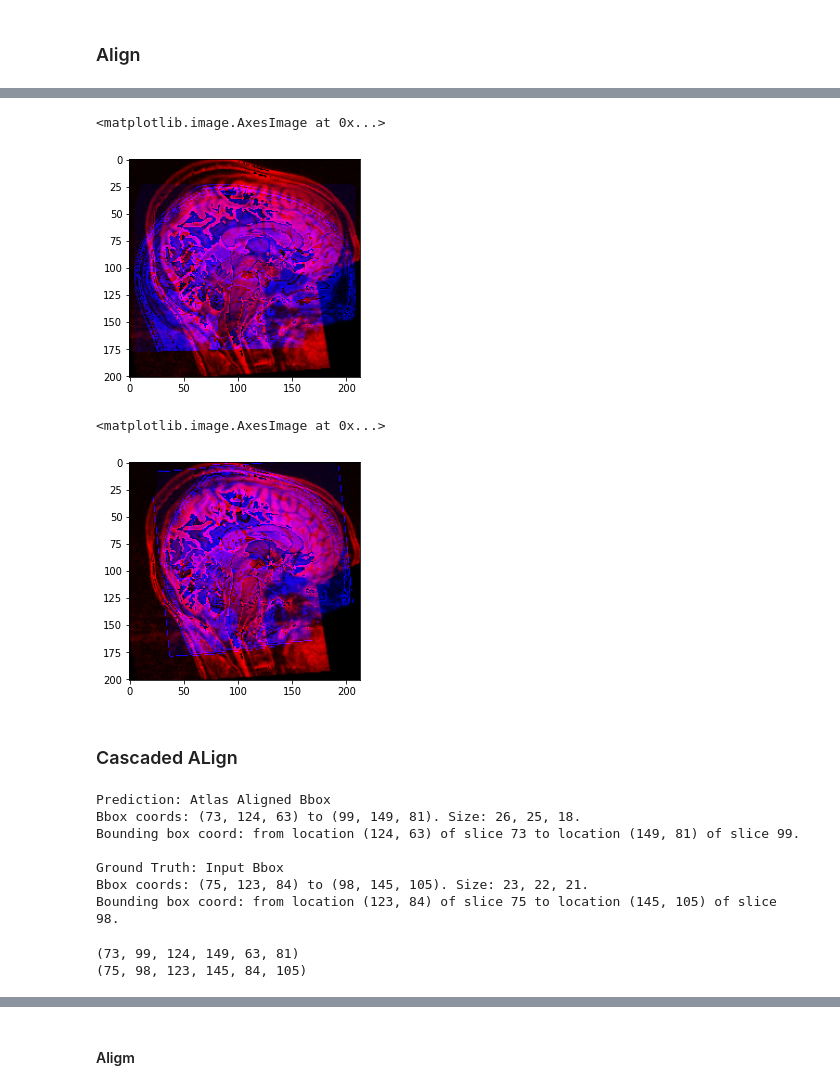
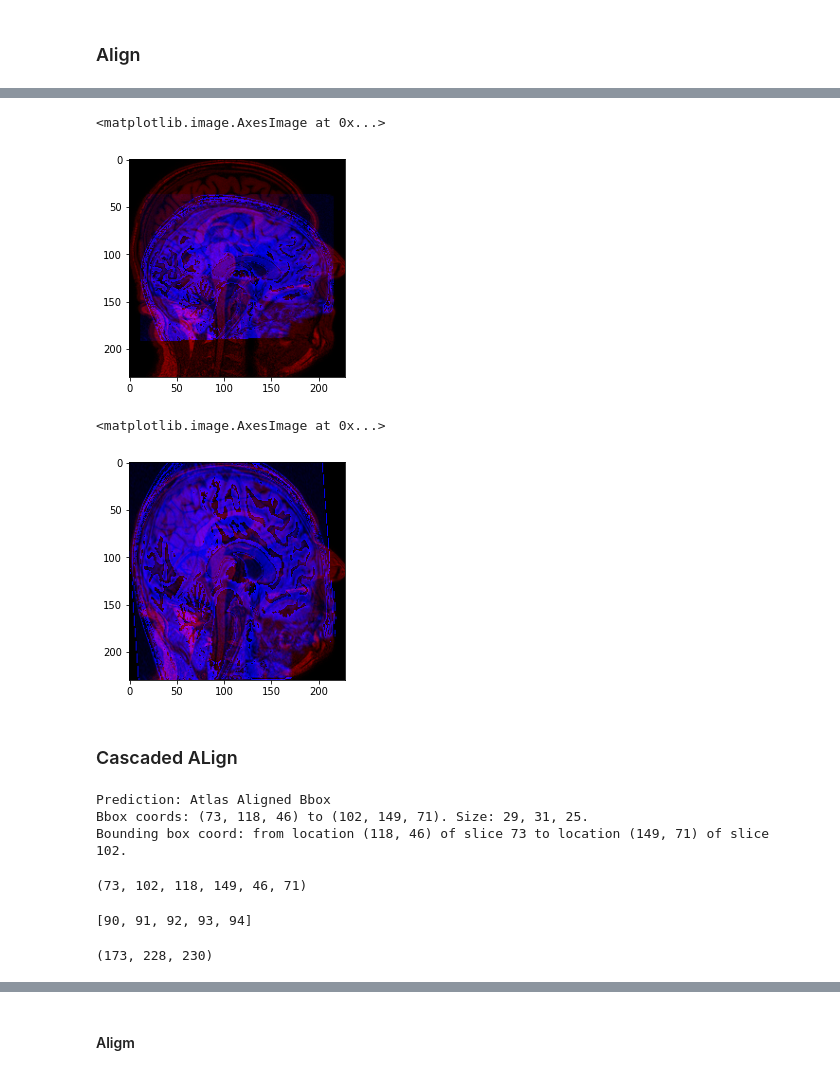
Before and after one commit to RGologorsky/DeepPit, a Jupyter notebook: 1 - Cascaded-PPMI.ipynb, the cells around one changed output, grey strips where cells are left out. Drawn from its saved outputs; the diff is of its cells as text; code cells hidden in the pictures.

```diff
--- a/1 - Cascaded-PPMI.ipynb
+++ b/1 - Cascaded-PPMI.ipynb
@@ -129,0 +303,2 @@ viz_axis(np_arr = ppmi1_arr, \
+# %%
+reoriented_obj = orientation_to_rai(ppmi1_obj)
@@ -129,0 +307,2 @@ viz_axis(np_arr = ppmi1_arr, \
+# %%
+flip_obj = sitk.Flip(reoriented_obj, [False, True, False])
@@ -130,10 +345,10 @@ viz_axis(np_arr = ppmi1_arr, \
 # %%
-input_obj = ppmi1_obj
+input_obj = flip_obj
 # %% [markdown]
 ### Compare metadata
 # %%
 atlas_obj, atlas_mask_obj = atlas_objs[0], atlas_mask_objs[0]
-input_obj = input_objs[0]
+#input_obj = input_objs[0]
 
 def lmap(fn, arr): return [fn(o) for o in arr]
 
@@ -556,21 +785,25 @@ def get_composite(a, b):
 # %%
 import matplotlib.pyplot as plt
 
-simg1 = resampled_input_obj
-simg2 = resampled_atlas_obj
+simg1 = sitk.Cast(resampled_input_obj, sitk.sitkInt16)
+simg2 = sitk.Cast(resampled_atlas_obj, sitk.sitkInt16)
+
+#cimg = sitk.Compose(simg1, 0.5*simg1 + 0.5*simg2, simg2)
+
 cimg = sitk.Cast(sitk.Compose(simg1, 0.5*simg1 + 0.5*simg2, simg2), \
                  sitk.sitkVectorUInt8)
+
 carr = sitk2np(cimg)
 plt.imshow(np.rot90(carr[85,:,:,:]))
 # %% [output]
 <matplotlib.image.AxesImage at 0x...>
-[figure, old version]
+[figure, new version]
 # %%
 # plt.imshow(np.rot90(corig[85,:,:,:]))
 # %%
 # viz alignment
 
-simg1 = resampled_input_obj
+simg1 = sitk.Cast(resampled_input_obj, sitk.sitkInt16)
 simg2 = sitk.Cast(pred_obj, sitk.sitkInt16)
 
 cimg = sitk.Cast(sitk.Compose(simg1, 0.5*simg1 + 0.5*simg2, simg2), \
@@ -579,23 +812,26 @@ carr = sitk2np(cimg)
 plt.imshow(np.rot90(carr[85,:,:,:]))
 # %% [output]
 <matplotlib.image.AxesImage at 0x...>
-[figure, old version]
+[figure, new version]
 # %% [markdown]
 ### Cascaded ALign
 # %%
 print("Prediction: Atlas Aligned Bbox"); print_bbox(*pred_bbox_coords); print();
-print("Ground Truth: Input Bbox"); print_bbox(*resampled_input_bbox_coords); print();
+#print("Ground Truth: Input Bbox"); print_bbox(*resampled_input_bbox_coords); print();
 # %% [output]
 Prediction: Atlas Aligned Bbox
-Bbox coords: (73, 124, 63) to (99, 149, 81). Size: 26, 25, 18.
-Bounding box coord: from location (124, 63) of slice 73 to location (149, 81) of slice 99.
-
-Ground Truth: Input Bbox
-Bbox coords: (75, 123, 84) to (98, 145, 105). Size: 23, 22, 21.
-Bounding box coord: from location (123, 84) of slice 75 to location (145, 105) of slice 98.
+Bbox coords: (73, 118, 46) to (102, 149, 71). Size: 29, 31, 25.
+Bounding box coord: from location (118, 46) of slice 73 to location (149, 71) of slice 102.
 # %%
 print(pred_bbox_coords);
-print(resampled_input_bbox_coords)
+#print(resampled_input_bbox_coords)
 # %% [output]
-(73, 99, 124, 149, 63, 81)
-(75, 98, 123, 145, 84, 105)
+(73, 102, 118, 149, 46, 71)
+# %%
+resampled_input_slice_range
+# %% [output]
+[90, 91, 92, 93, 94]
+# %%
+resampled_input_arr.shape
+# %% [output]
+(173, 228, 230)
```
Also changed, not shown: parts of 37 cells of this notebook, 5 other files.
